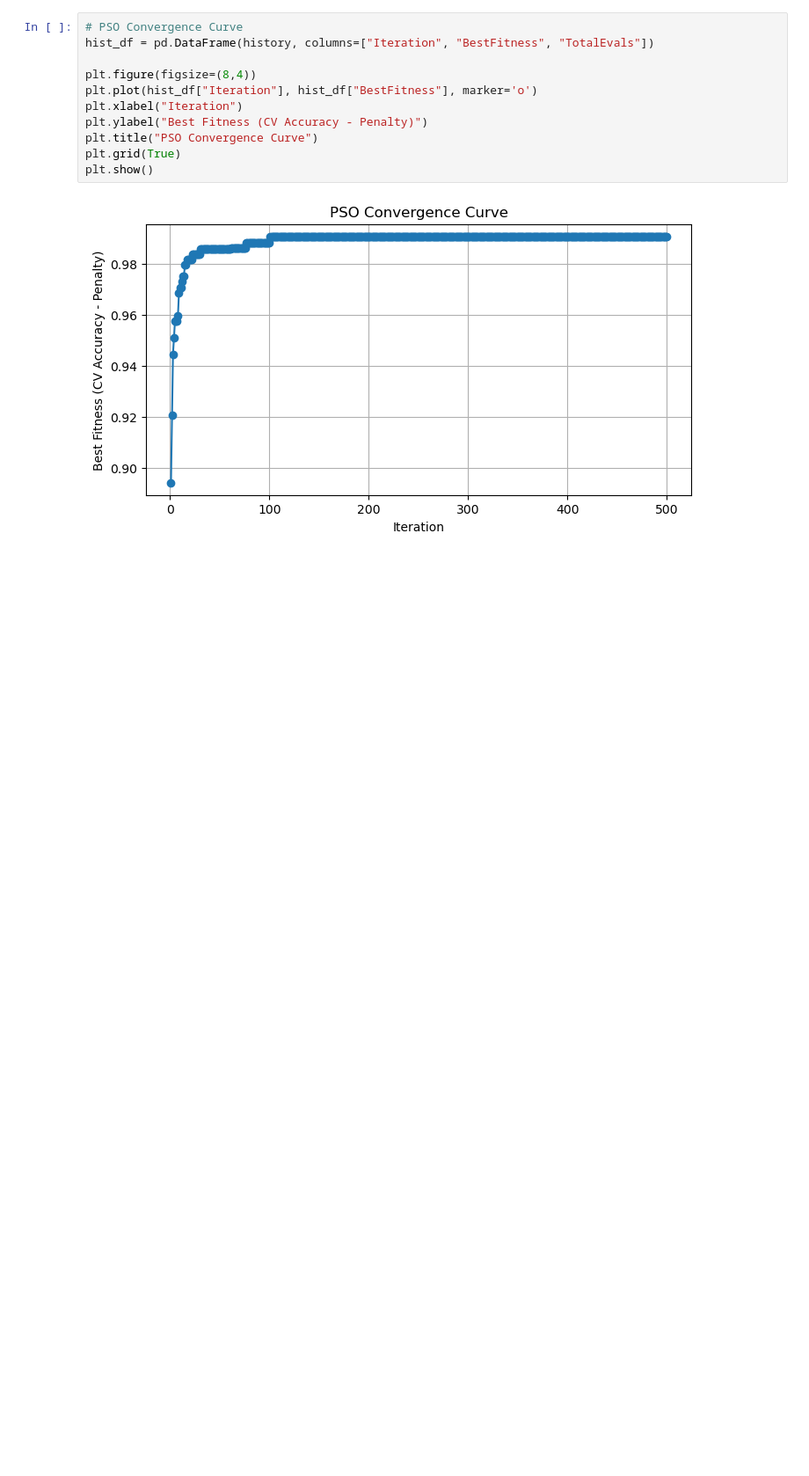
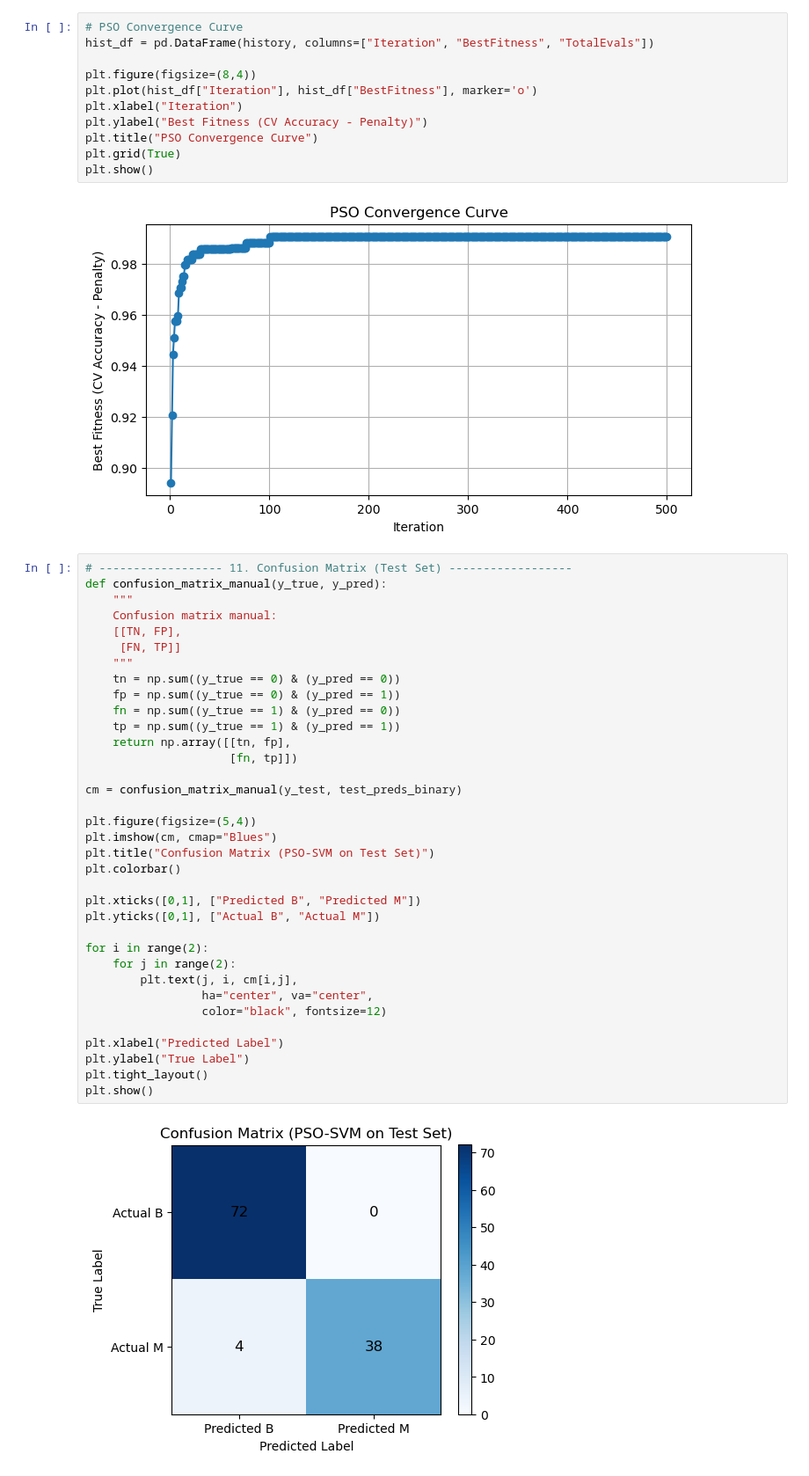
Before and after one commit to Elan34W/Breast-Cancer-SVM-with-PSO, a Jupyter notebook: main/Program.ipynb, the cells around one changed output. Shown at 88% size. Drawn from its saved outputs; the diff is of its cells as text; blank space fills up the shorter version.

Commit message:
add confusion matrix and PCA

```diff
--- a/main/Program.ipynb
+++ b/main/Program.ipynb
@@ -453,3 +454,40 @@ plt.grid(True)
 plt.show()
 # %% [output]
 [figure]
+# %%
+# ------------------ 11. Confusion Matrix (Test Set) ------------------
+def confusion_matrix_manual(y_true, y_pred):
+    """
+    Confusion matrix manual:
+    [[TN, FP],
+     [FN, TP]]
+    """
+    tn = np.sum((y_true == 0) & (y_pred == 0))
+    fp = np.sum((y_true == 0) & (y_pred == 1))
+    fn = np.sum((y_true == 1) & (y_pred == 0))
+    tp = np.sum((y_true == 1) & (y_pred == 1))
+    return np.array([[tn, fp],
+                     [fn, tp]])
+
+cm = confusion_matrix_manual(y_test, test_preds_binary)
+
+plt.figure(figsize=(5,4))
+plt.imshow(cm, cmap="Blues")
+plt.title("Confusion Matrix (PSO-SVM on Test Set)")
+plt.colorbar()
+
+plt.xticks([0,1], ["Predicted B", "Predicted M"])
+plt.yticks([0,1], ["Actual B", "Actual M"])
+
+for i in range(2):
+    for j in range(2):
+        plt.text(j, i, cm[i,j],
+                 ha="center", va="center",
+                 color="black", fontsize=12)
+
+plt.xlabel("Predicted Label")
+plt.ylabel("True Label")
+plt.tight_layout()
+plt.show()
+# %% [output]
+[figure, added]
```
Also changed, not shown: parts of 4 cells of this notebook.
